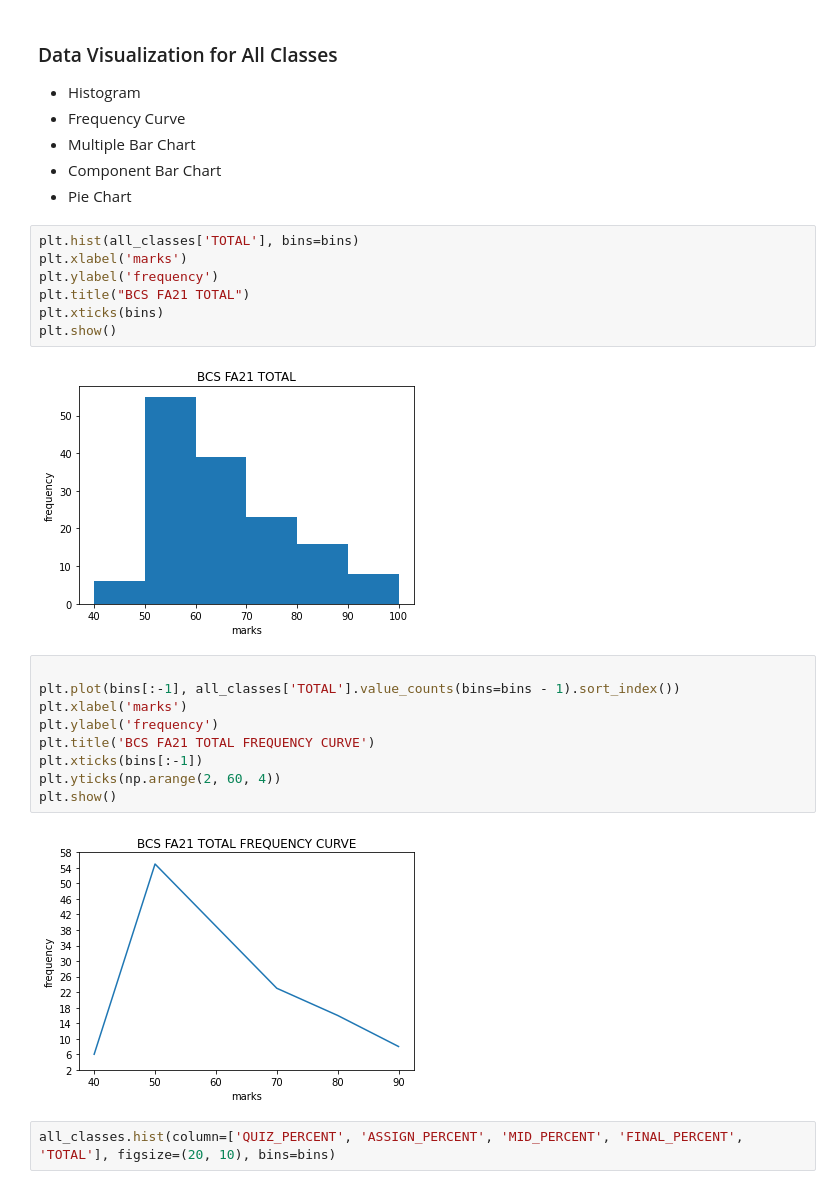
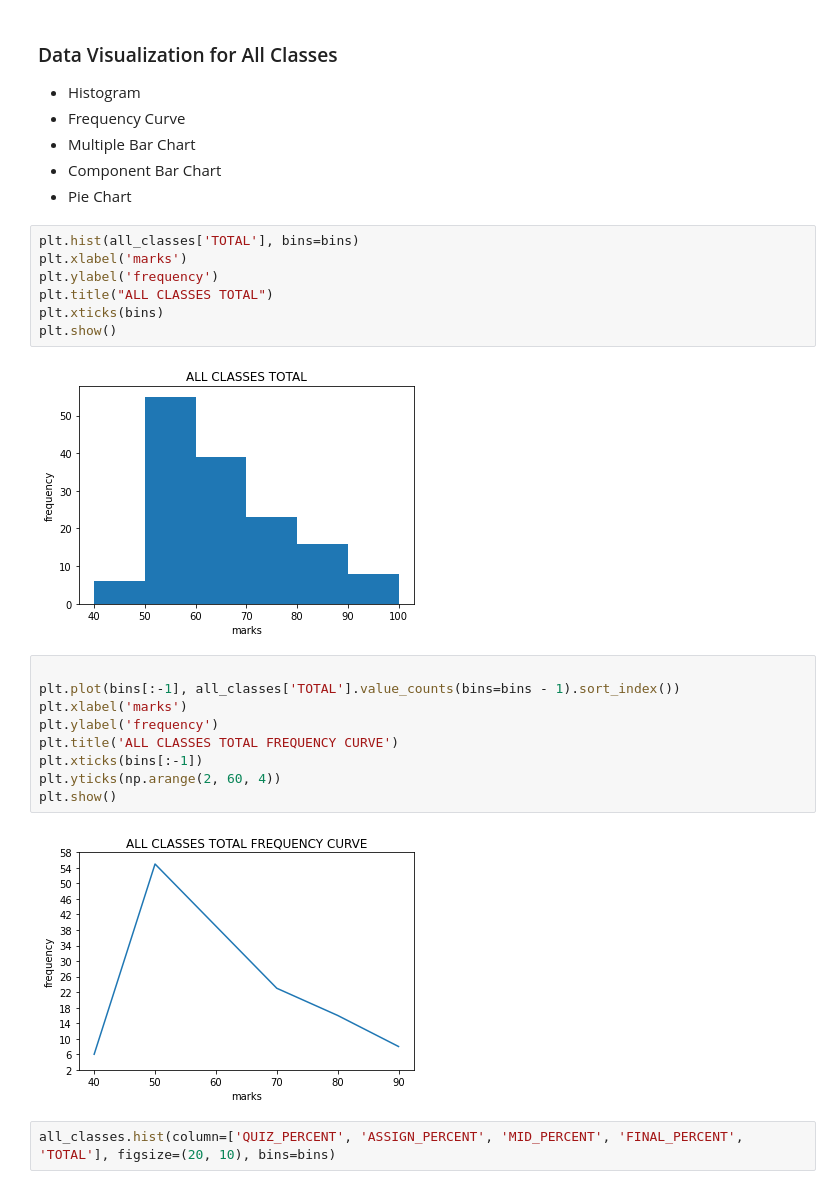
Before and after one commit to muneebahmedayub/sprob-assignment, a Jupyter notebook: sprob.ipynb, the cells around one changed output. Saved outputs shown, nothing was run; the diff lists cells and outputs as text.

Commit message:
added graphs for all 4 classes

```diff
--- a/sprob.ipynb
+++ b/sprob.ipynb
@@ -48,22 +48,22 @@ all_classes['FINAL_PERCENT'] = (all_classes['FINAL'] / 50) * 100
 plt.hist(all_classes['TOTAL'], bins=bins)
 plt.xlabel('marks')
 plt.ylabel('frequency')
-plt.title("BCS FA21 TOTAL")
+plt.title("ALL CLASSES TOTAL")
 plt.xticks(bins)
 plt.show()
 # %% [output]
-[figure, old version]
+[figure, new version]
 # %%
 
 plt.plot(bins[:-1], all_classes['TOTAL'].value_counts(bins=bins - 1).sort_index())
 plt.xlabel('marks')
 plt.ylabel('frequency')
-plt.title('BCS FA21 TOTAL FREQUENCY CURVE')
+plt.title('ALL CLASSES TOTAL FREQUENCY CURVE')
 plt.xticks(bins[:-1])
 plt.yticks(np.arange(2, 60, 4))
 plt.show()
 # %% [output]
-[figure, old version]
+[figure, new version]
 # %%
 all_classes.hist(column=['QUIZ_PERCENT', 'ASSIGN_PERCENT', 'MID_PERCENT', 'FINAL_PERCENT', 'TOTAL'], figsize=(20, 10), bins=bins)
 # %% [output]
```
Also changed, not shown: parts of 33 cells of this notebook.
